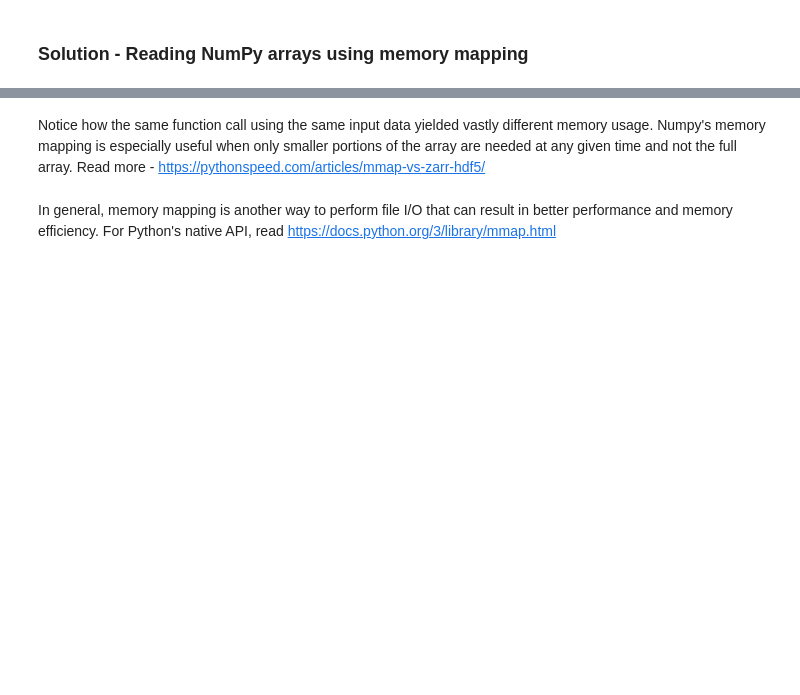
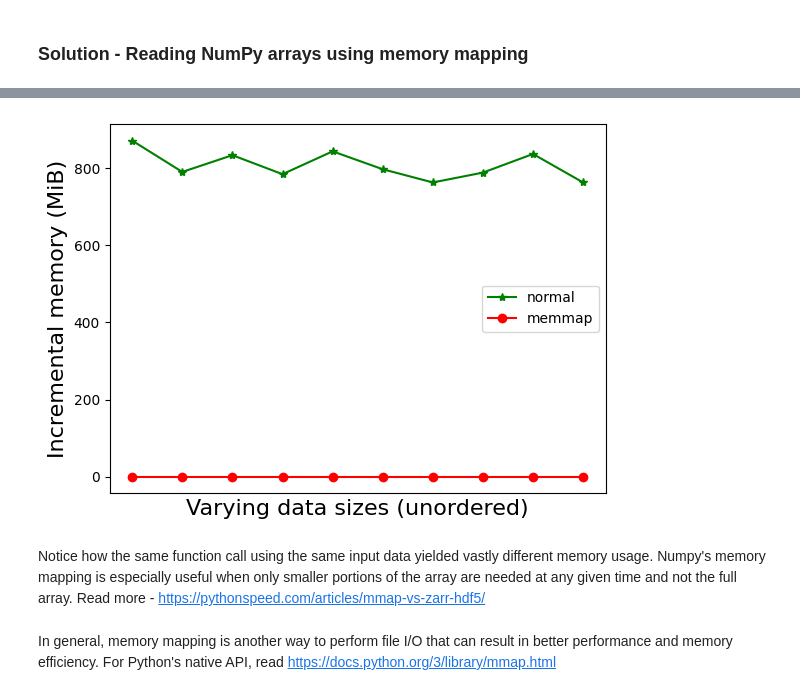
Before and after one commit to UIUC-BIOE488/jgarca2_lab03, a Jupyter notebook: Lab3-Memory.ipynb, the cells around one changed output, grey strips where cells are left out. Cells and saved outputs as stored; diff of their text form; code cells hidden in the pictures; blank space fills up the shorter version.

```diff
--- a/Lab3-Memory.ipynb
+++ b/Lab3-Memory.ipynb
@@ -233,11 +349,19 @@ def compute_something(data):
 
 # Exercise:
 def repeat_compute_normal(n_repeats=10):
-    return
+    results = []
+    for _ in range(n_repeats):
+        temp = %memit -o compute_something(np.load('big_data.npy'))
+        results.append(temp)
+    return results
 
 # Exercise:
 def repeat_compute_memmap(n_repeats=10):
-    return
+    results = []
+    for _ in range(n_repeats):
+        temp = %memit -o compute_something(np.memmap('big_data.npy', dtype='float64', mode='r', offset=128))
+        results.append(temp)
+    return results
 
 def parse_increments(results):
     increments = []
@@ -256,14 +398,16 @@ increments_memmap = parse_increments(repeat_compute_memmap())
 # %%
 # plot increments over time
 import matplotlib.pyplot as plt
 plt.plot(increments_normal,'g*-', label='normal')
 plt.plot(increments_memmap, 'ro-', label='memmap')
 plt.legend()
 plt.xlabel("Varying data sizes (unordered)", fontsize=16)
 plt.xticks([])
 plt.ylabel("Incremental memory (MiB)", fontsize=16)
-plt.ylim(0,1000)
+#plt.ylim(0,1000)
 plt.show()
+# %% [output]
+[figure, added]
 # %% [markdown]
 Notice how the same function call using the same input data yielded vastly different memory usage. Numpy's memory mapping is especially useful when only smaller portions of the array are needed at any given time and not the full array. Read more - https://pythonspeed.com/articles/mmap-vs-zarr-hdf5/
 # %% [markdown]
```
Also changed, not shown: parts of 35 cells of this notebook, 2 other files.
